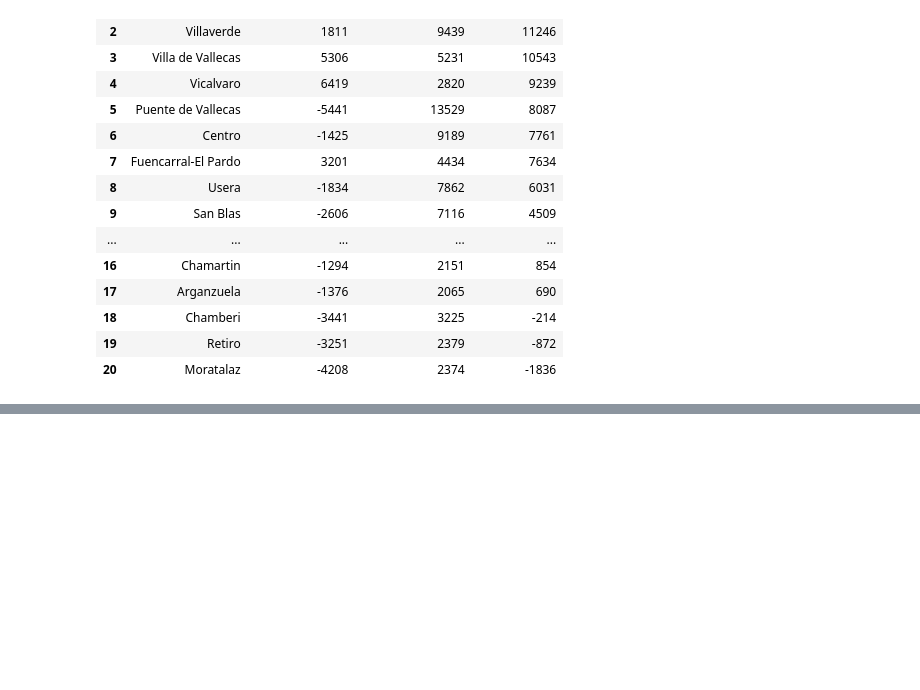
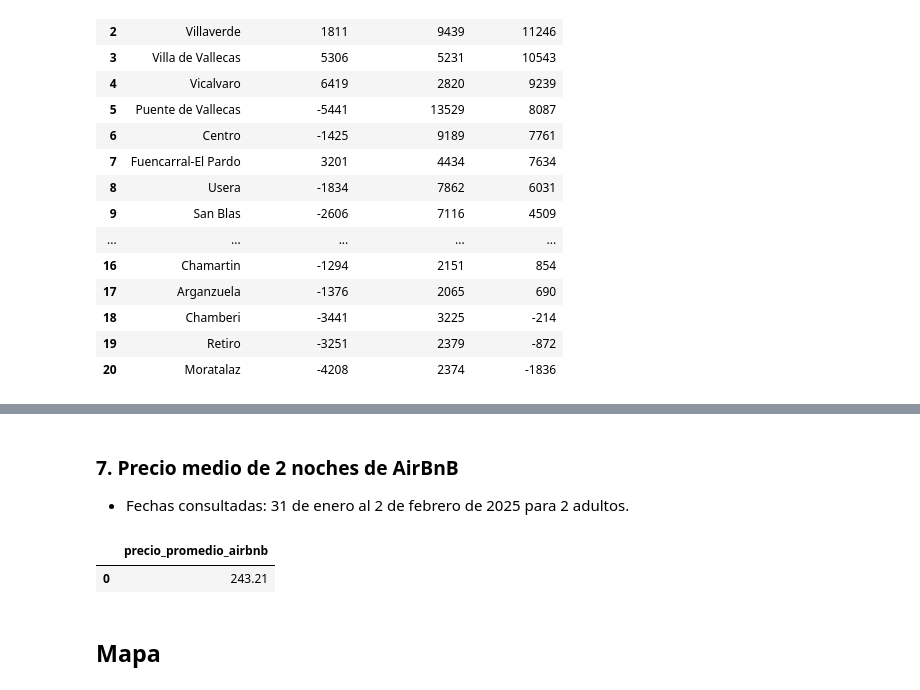
Before and after one commit to davfranco1/Proyecto5-ProyectoLibre-PreciosAlquileresMadrid, a Jupyter notebook: notebooks/3_QueriesVisualizaciónAnálisis.ipynb, the cells around one changed output, grey strips where cells are left out. Drawn from its saved outputs; the diff is of its cells as text; code cells hidden in the pictures; blank space fills up the shorter version.

```diff
--- a/notebooks/3_QueriesVisualizaciónAnálisis.ipynb
+++ b/notebooks/3_QueriesVisualizaciónAnálisis.ipynb
@@ -190,0 +393,18 @@ resultado5
+# %% [markdown]
+### 7. Precio medio de 2 noches de AirBnB
+- Fechas consultadas: 31 de enero al 2 de febrero de 2025 para 2 adultos.
+# %%
+query7='''
+SELECT
+    round(AVG(precio),2) AS precio_promedio_airbnb
+FROM
+    airbnb;
+'''
+# %%
+resultado7 = sf.dbeaver_fetch(sf.dbeaver_conexion("alquileresmadrid"),query7)
+resultado7
+# %% [output]
+|  | precio_promedio_airbnb |
+| 0 | 243.21 |
+# %% [markdown]
+## Mapa
```
Also changed, not shown: parts of 20 cells of this notebook.
